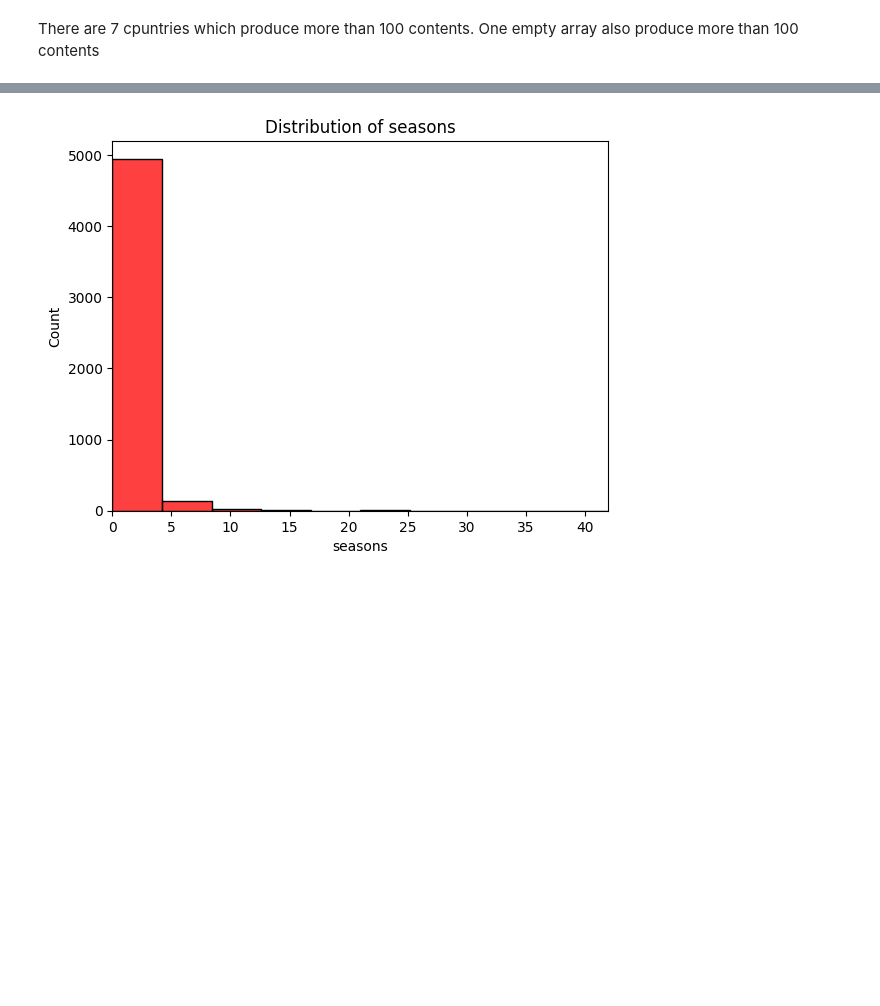
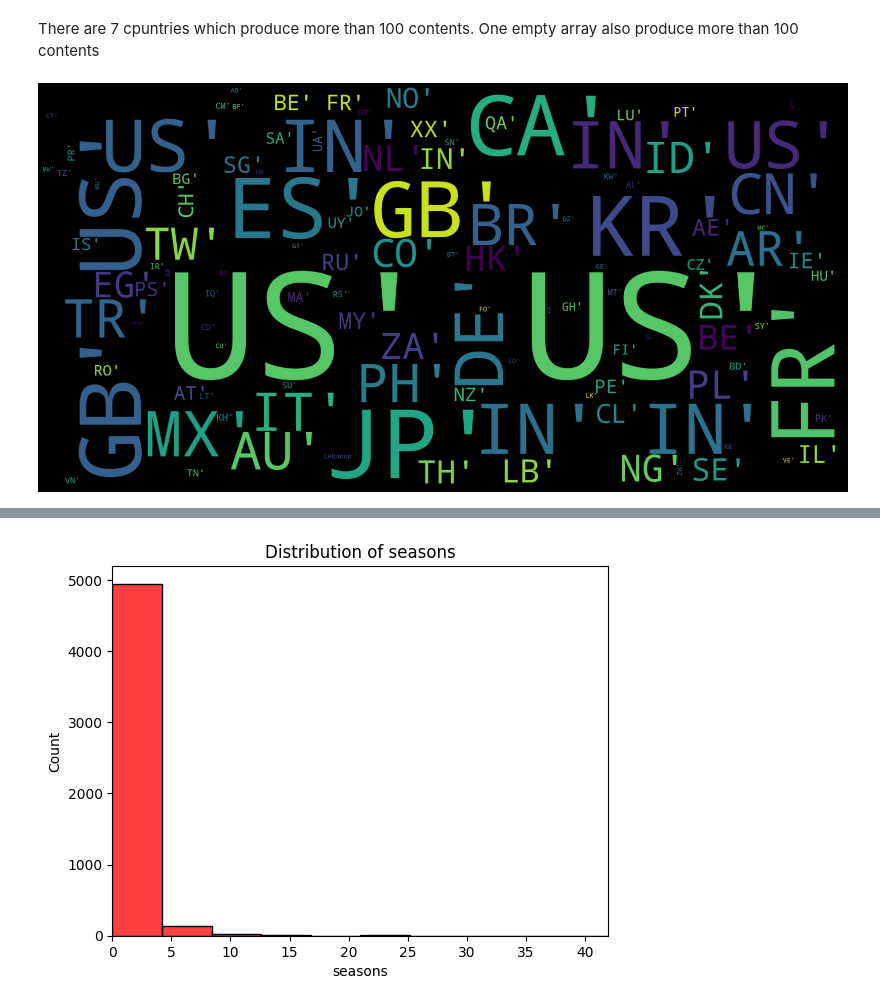
Before and after one commit to julam9/Capstone_project_tetris, a Jupyter notebook: Cleaning & EDA.ipynb, the cells around one changed output, grey strips where cells are left out. Cells and saved outputs as stored; diff of their text form; code cells hidden in the pictures; blank space fills up the shorter version.

```diff
--- a/Cleaning & EDA.ipynb
+++ b/Cleaning & EDA.ipynb
@@ -320,3 +348,19 @@ plt.show()
 [figure]
 # %% [markdown]
 There are 7 cpuntries which produce more than 100 contents. One empty array also produce more than 100 contents
+# %%
+# wordlcoud prod country dengan stopwords
+prodcountry_text = " ".join(gen for gen in df.production_countries)
+stopword_prodcountry = set(STOPWORDS)
+
+# Create and generate a word cloud image:
+wordcloud_prodcountry = WordCloud(width=1600, height=800, stopwords=stopword_prodcountry).generate(prodcountry_text)
+
+# Display the generated image:
+plt.figure(figsize=(20, 10), facecolor="k")
+plt.imshow(wordcloud_prodcountry, interpolation='bilinear')
+plt.axis("off")
+plt.tight_layout(pad=0)
+plt.show()
+# %% [output]
+[figure, added]
```
Also changed, not shown: parts of 7 cells of this notebook, 2 other files.
